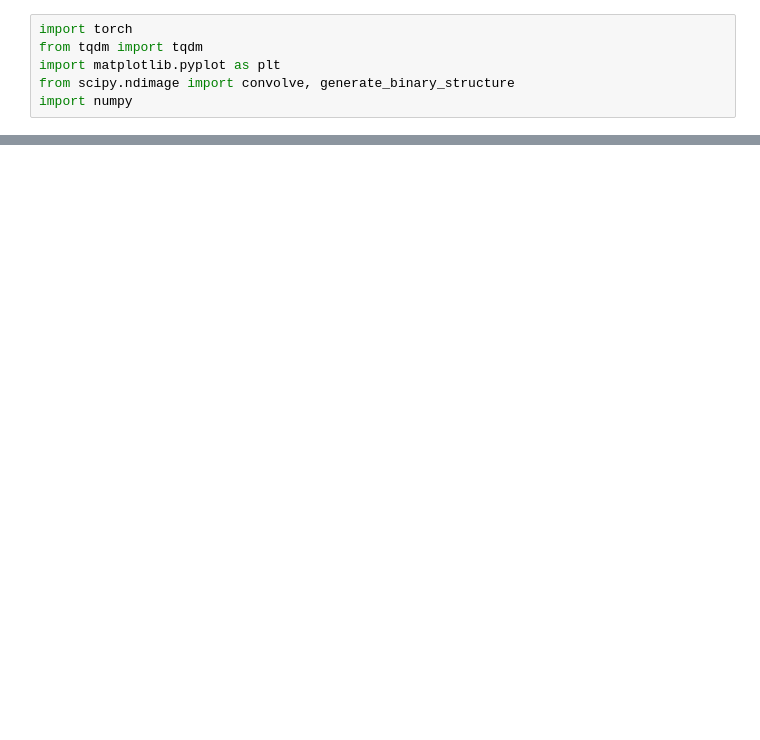
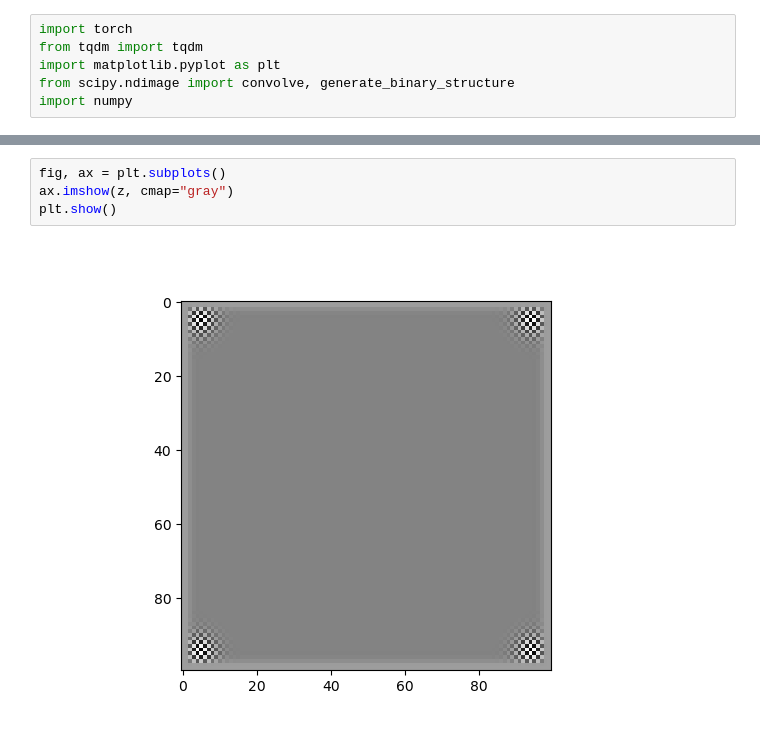
Before and after one commit to kamosevoyan/Diploma_work, a Jupyter notebook: Notebooks/PDE_numeric.ipynb, the cells around one changed output, grey strips where cells are left out. Drawn from its saved outputs; the diff is of its cells as text; blank space fills up the shorter version.

```diff
--- a/Notebooks/PDE_numeric.ipynb
+++ b/Notebooks/PDE_numeric.ipynb
@@ -51,0 +108,6 @@ KeyboardInterrupt:
+# %%
+fig, ax = plt.subplots()
+ax.imshow(z, cmap="gray")
+plt.show()
+# %% [output]
+[figure, added]
```
Also changed, not shown: parts of 29 cells of this notebook.
